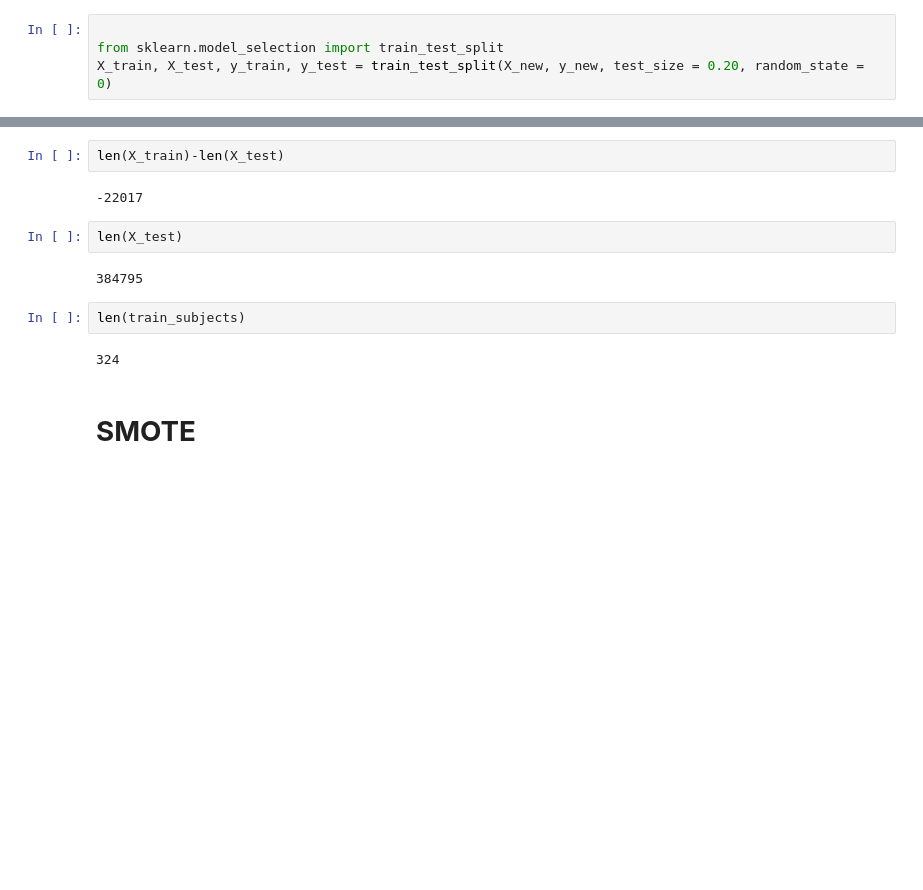
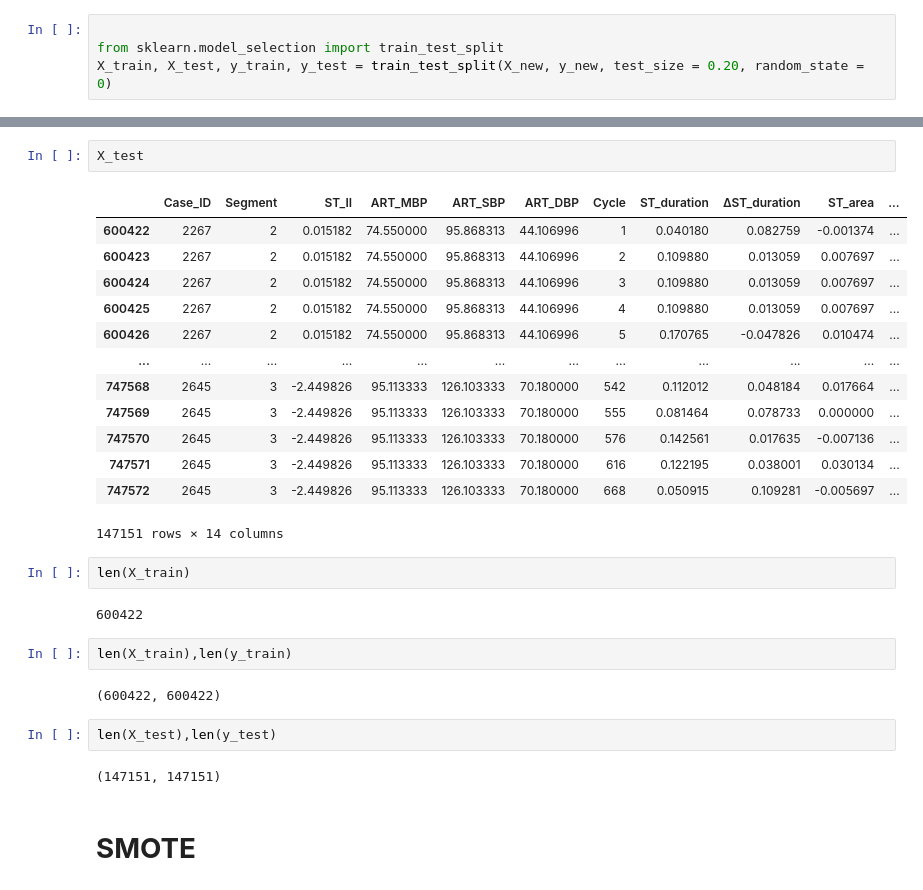
Before and after one commit to RafsanJany-44/Snake_ARC, a Jupyter notebook: VitalDB_ML_Classification_10.04.2023_anaconda_local_SHAP.ipynb, the cells around one changed output, grey strips where cells are left out. Drawn from its saved outputs; the diff is of its cells as text; blank space fills up the shorter version.

```diff
--- a/VitalDB_ML_Classification_10.04.2023_anaconda_local_SHAP.ipynb
+++ b/VitalDB_ML_Classification_10.04.2023_anaconda_local_SHAP.ipynb
@@ -479,15 +485,31 @@ y_test = y[train_last_idx+1:]
+# %%
+X_test
+# %% [output]
+|  | Case_ID | Segment | ST_II | ART_MBP | ART_SBP | ART_DBP | Cycle | ST_duration | ΔST_duration | ST_area | ... |
+| 600422 | 2267 | 2 | 0.015182 | 74.550000 | 95.868313 | 44.106996 | 1 | 0.040180 | 0.082759 | -0.001374 | ... |
+| 600423 | 2267 | 2 | 0.015182 | 74.550000 | 95.868313 | 44.106996 | 2 | 0.109880 | 0.013059 | 0.007697 | ... |
+| 600424 | 2267 | 2 | 0.015182 | 74.550000 | 95.868313 | 44.106996 | 3 | 0.109880 | 0.013059 | 0.007697 | ... |
+| 600425 | 2267 | 2 | 0.015182 | 74.550000 | 95.868313 | 44.106996 | 4 | 0.109880 | 0.013059 | 0.007697 | ... |
+| 600426 | 2267 | 2 | 0.015182 | 74.550000 | 95.868313 | 44.106996 | 5 | 0.170765 | -0.047826 | 0.010474 | ... |
+| ... | ... | ... | ... | ... | ... | ... | ... | ... | ... | ... | ... |
+| 747568 | 2645 | 3 | -2.449826 | 95.113333 | 126.103333 | 70.180000 | 542 | 0.112012 | 0.048184 | 0.017664 | ... |
+| 747569 | 2645 | 3 | -2.449826 | 95.113333 | 126.103333 | 70.180000 | 555 | 0.081464 | 0.078733 | 0.000000 | ... |
+| 747570 | 2645 | 3 | -2.449826 | 95.113333 | 126.103333 | 70.180000 | 576 | 0.142561 | 0.017635 | -0.007136 | ... |
+| 747571 | 2645 | 3 | -2.449826 | 95.113333 | 126.103333 | 70.180000 | 616 | 0.122195 | 0.038001 | 0.030134 | ... |
+| 747572 | 2645 | 3 | -2.449826 | 95.113333 | 126.103333 | 70.180000 | 668 | 0.050915 | 0.109281 | -0.005697 | ... |
+147151 rows × 14 columns
+# %%
+len(X_train)
+# %% [output]
+600422
 # %%
-len(X_train)-len(X_test)
+len(X_train),len(y_train)
 # %% [output]
--22017
+(600422, 600422)
 # %%
-len(X_test)
+len(X_test),len(y_test)
 # %% [output]
-384795
+(147151, 147151)
-# %%
-len(train_subjects)
-# %% [output]
-324
 # %% [markdown]
 # **SMOTE**
 # %%
```
Also changed, not shown: parts of 10 cells of this notebook.
